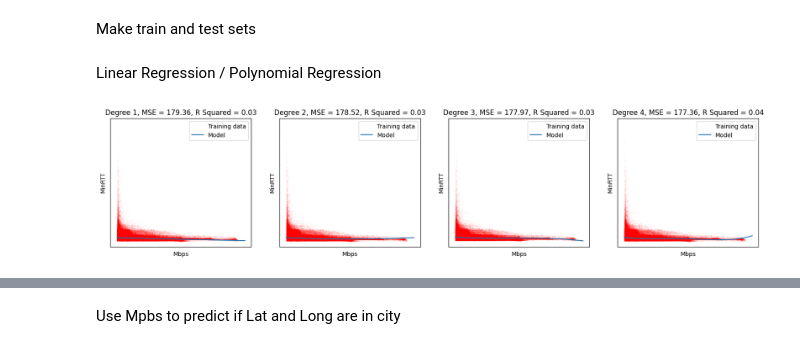
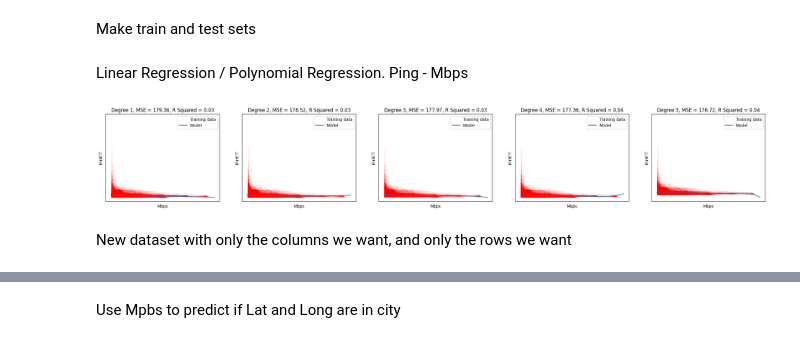
Before and after one commit to Stisor/5974-22H-Spesialpensum, a Jupyter notebook: Exam.ipynb, the cells around one changed output, grey strips where cells are left out. Cells and saved outputs as stored; diff of their text form; code cells hidden in the pictures.

```diff
--- a/Exam.ipynb
+++ b/Exam.ipynb
@@ -137,43 +138,44 @@ Make train and test sets
 
 X_train, X_test, y_train, y_test = train_test_split(X, y, test_size=0.3, random_state=0)
 # %% [markdown]
-Linear Regression / Polynomial Regression
+Linear Regression / Polynomial Regression.  Ping - Mbps
 # %%
-degrees = [i for i in range(1, 5)]
+degrees = [i for i in range(1, 6)]
 
 
-plt.figure(figsize=(20, 4))
+
+plt.figure(figsize=(30, 4))
 for i in range(len(degrees)):
     ax = plt.subplot(1, len(degrees), i + 1)
     plt.setp(ax, xticks=(), yticks=())
 
     poly_features = PolynomialFeatures(
         degree=degrees[i], include_bias=False, interaction_only=False)
     X_poly = poly_features.fit_transform(X)
 
     linear_reg = LinearRegression()
 
     linear_reg.fit(X_poly, y)
     linear_reg.set_params()
 
-    X_vals = np.linspace(0, 1000, 1_400_000).reshape(-1, 1)
+    X_vals = np.linspace(0, 1000, 1_000_000).reshape(-1, 1)
     X_vals_poly = poly_features.transform(X_vals)
 
     y_vals = linear_reg.predict(X_vals_poly)
 
     # Evaluate the model
     y_pred = linear_reg.predict(X_poly)
     mse = mean_squared_error(y, y_pred)
     r2 = r2_score(y, y_pred)
 
     plt.scatter(X, y, s=0.1, alpha=0.1,
                 color='red', label="Training data")
     plt.plot(X_vals, y_vals, label="Model")
     plt.xlabel("Mbps")
     plt.ylabel("MinRTT")
     plt.legend(loc="upper right")
     plt.title("Degree {}, MSE = {:.2f}, R Squared = {:.2f}".format(
         degrees[i], mse, r2))
 plt.show()
 # %% [output]
-[figure, old version]
+[figure, new version]
@@ -179,0 +187,2 @@ plt.show()
+# %% [markdown]
+New dataset with only the columns we want, and only the rows we want
```
Also changed, not shown: parts of 14 cells of this notebook, 3 other files.
